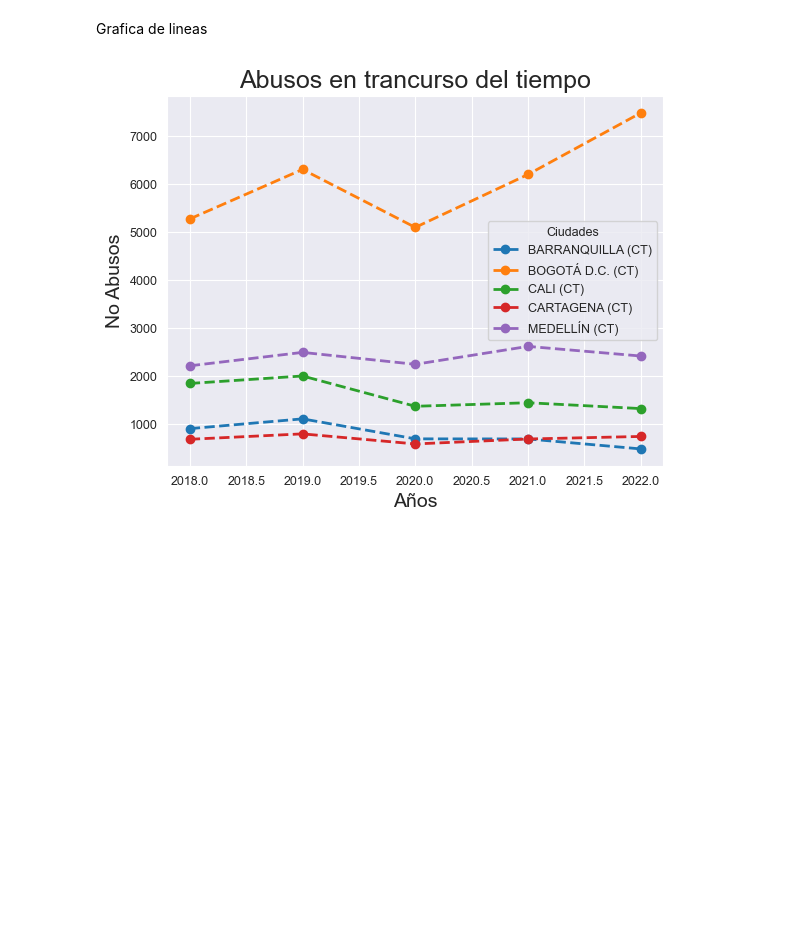
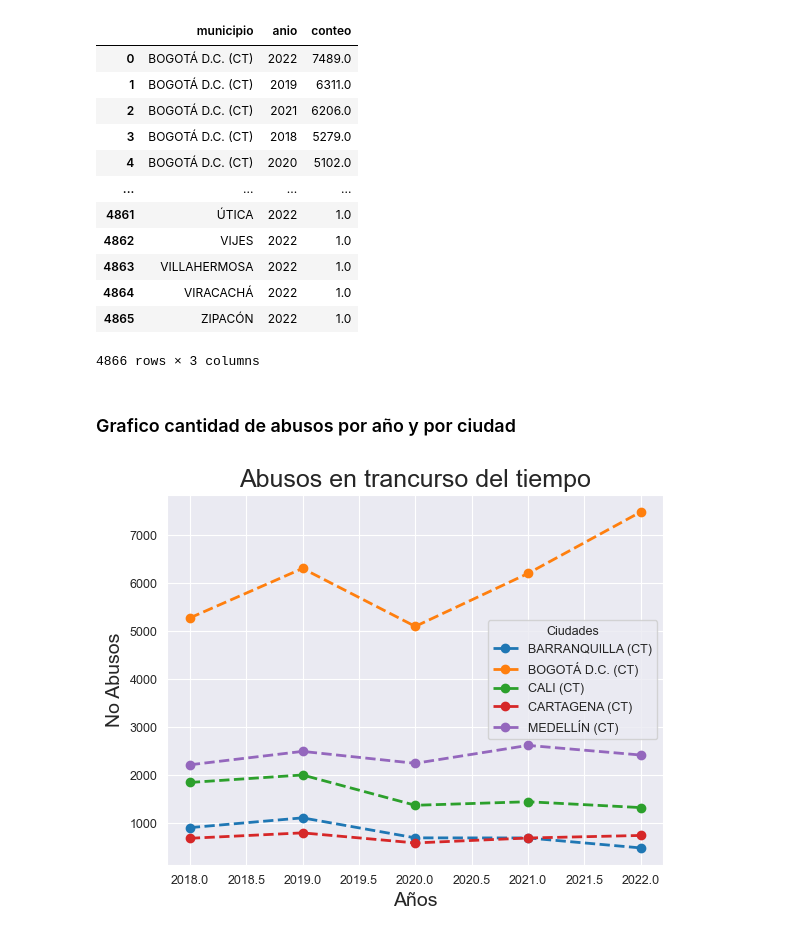
Before and after one commit to JnGzn/p-integrador-abusos, a Jupyter notebook: Grafica.ipynb, the cells around one changed output. Saved outputs shown, nothing was run; the diff lists cells and outputs as text; code cells hidden in the pictures; blank space fills up the shorter version.

```diff
--- a/Grafica.ipynb
+++ b/Grafica.ipynb
@@ -30,8 +84,23 @@ Consulta a BD (ciudades, años, cantidad de abusos)
 # %%
 query = "call listar_ciudades_anio_conteo();"
 frame = pd.read_sql_query(query, engine)
+frame
+# %% [output]
+|  | municipio | anio | conteo |
+| 0 | BOGOTÁ D.C. (CT) | 2022 | 7489.0 |
+| 1 | BOGOTÁ D.C. (CT) | 2019 | 6311.0 |
+| 2 | BOGOTÁ D.C. (CT) | 2021 | 6206.0 |
+| 3 | BOGOTÁ D.C. (CT) | 2018 | 5279.0 |
+| 4 | BOGOTÁ D.C. (CT) | 2020 | 5102.0 |
+| ... | ... | ... | ... |
+| 4861 | ÚTICA | 2022 | 1.0 |
+| 4862 | VIJES | 2022 | 1.0 |
+| 4863 | VILLAHERMOSA | 2022 | 1.0 |
+| 4864 | VIRACACHÁ | 2022 | 1.0 |
+| 4865 | ZIPACÓN | 2022 | 1.0 |
+4866 rows × 3 columns
-# %% [markdown]
-Grafica de lineas
+# %% [markdown]
+### Grafico cantidad de abusos por año y por ciudad
 # %%
 # agrega headerss
 lineplot =pd.concat([frame])[['municipio', 'anio', 'conteo']]
```
Also changed, not shown: parts of 22 cells of this notebook, 2 other files.
